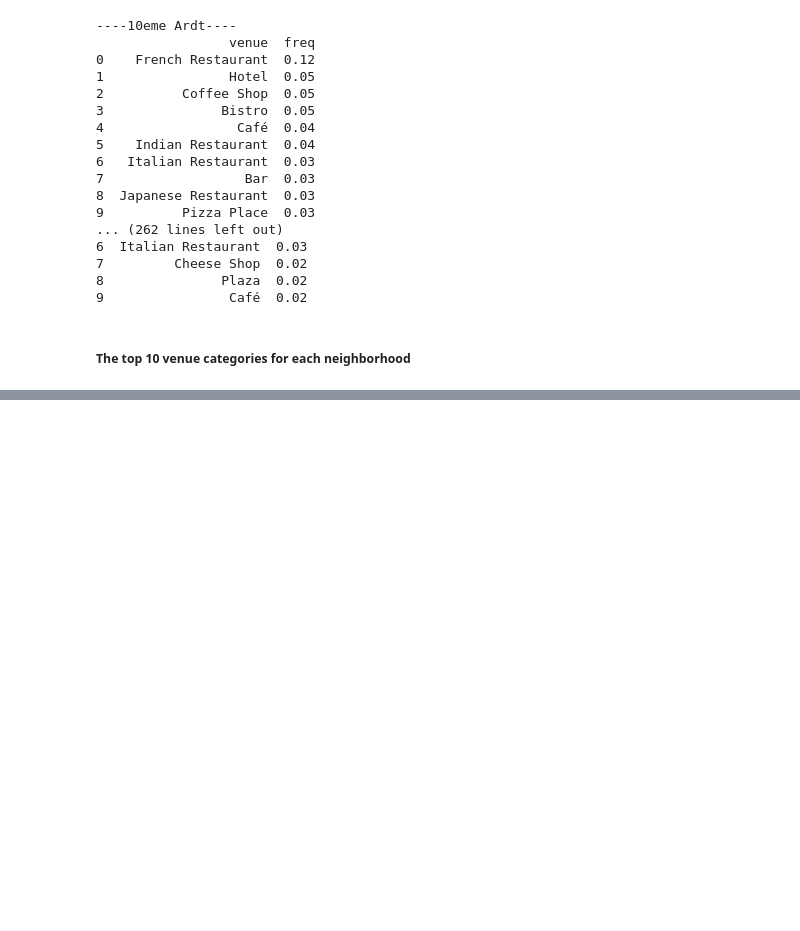
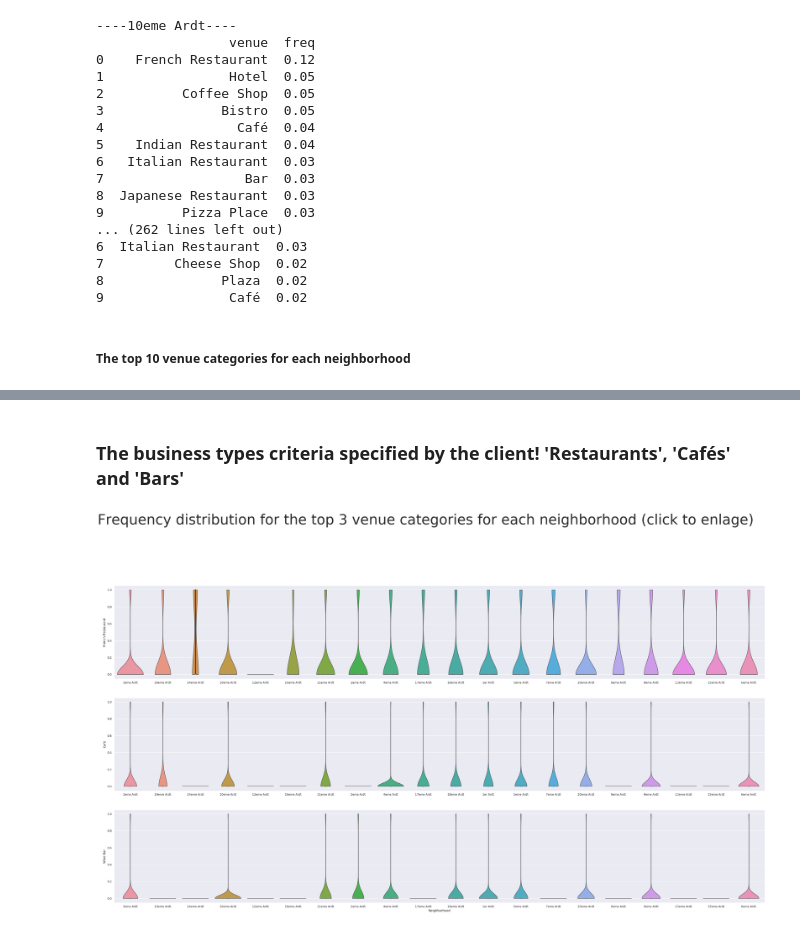
Before and after one commit to olaniyisinet/Coursera_Capstone, a Jupyter notebook: Capstone Project-Battle of Neighborhoods.ipynb, the cells around one changed output, grey strips where cells are left out. Saved outputs shown, nothing was run; the diff lists cells and outputs as text; code cells hidden in the pictures; blank space fills up the shorter version.

```diff
--- a/Capstone Project-Battle of Neighborhoods.ipynb
+++ b/Capstone Project-Battle of Neighborhoods.ipynb
@@ -617,3 +617,31 @@ paris_venues_sorted.head(20)
 | 17 | 7eme Ardt | Hotel | French Restaurant | Café | Italian Restaurant | ... |
 | 18 | 8eme Ardt | French Restaurant | Hotel | Bakery | Spa | ... |
 | 19 | 9eme Ardt | French Restaurant | Hotel | Cocktail Bar | Bistro | ... |
+# %% [markdown]
+### The business types criteria specified by the client! 'Restaurants', 'Cafés' and 'Bars'
+# %%
+# Categorical plot
+# Explore a plot of this data (a violin plot is used which is a density estimation of the underlying distribution).
+# The top 3 venue types as specified by the client for each neighborhood are used for the plotting.
+
+import seaborn as sns
+
+fig = plt.figure(figsize=(50,25))
+sns.set(font_scale=1.1)
+
+ax = plt.subplot(3,1,1)
+sns.violinplot(x="Neighborhood", y="French Restaurant", data=paris_onehot, cut=0);
+plt.xlabel("")
+
+ax = plt.subplot(3,1,2)
+sns.violinplot(x="Neighborhood", y="Café", data=paris_onehot, cut=0);
+plt.xlabel("")
+
+plt.subplot(3,1,3)
+sns.violinplot(x="Neighborhood", y="Wine Bar", data=paris_onehot, cut=0);
+
+ax.text(-1.0, 3.1, 'Frequency distribution for the top 3 venue categories for each neighborhood (click to enlage)', fontsize=60)
+plt.savefig ("Distribution_Frequency_Venues_3_categories.png", dpi=240)
+plt.show()
+# %% [output]
+[figure, added]
```
Also changed, not shown: parts of 2 cells of this notebook.
